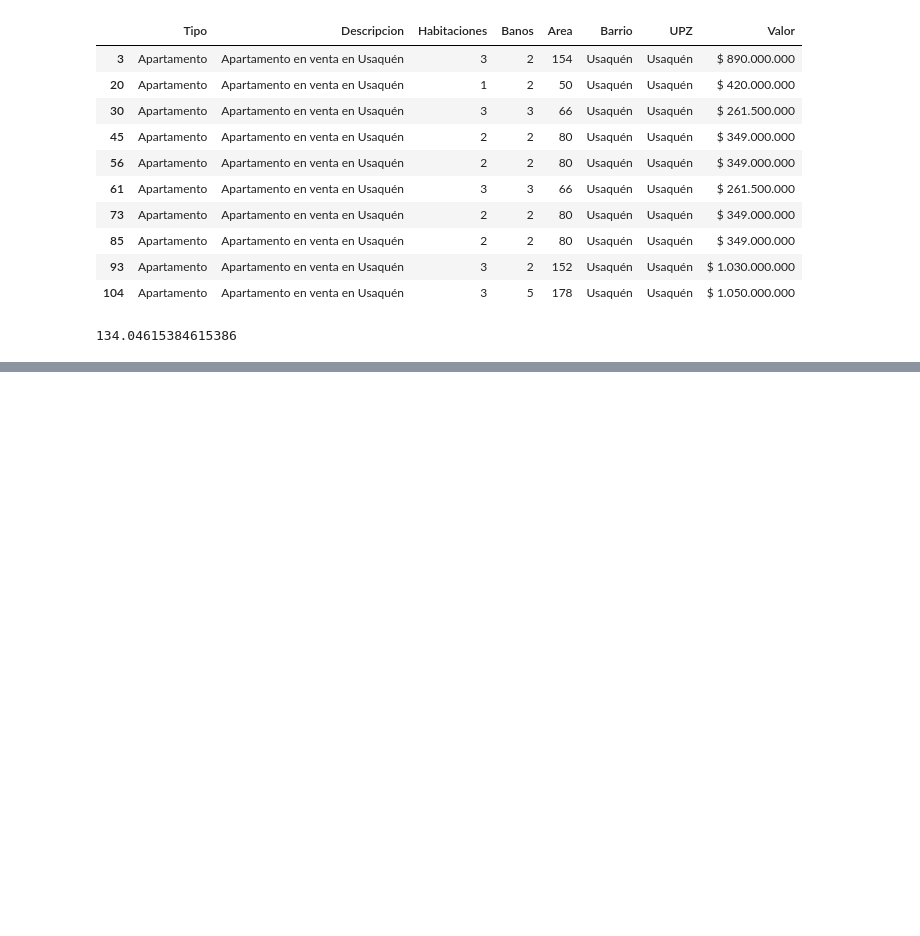
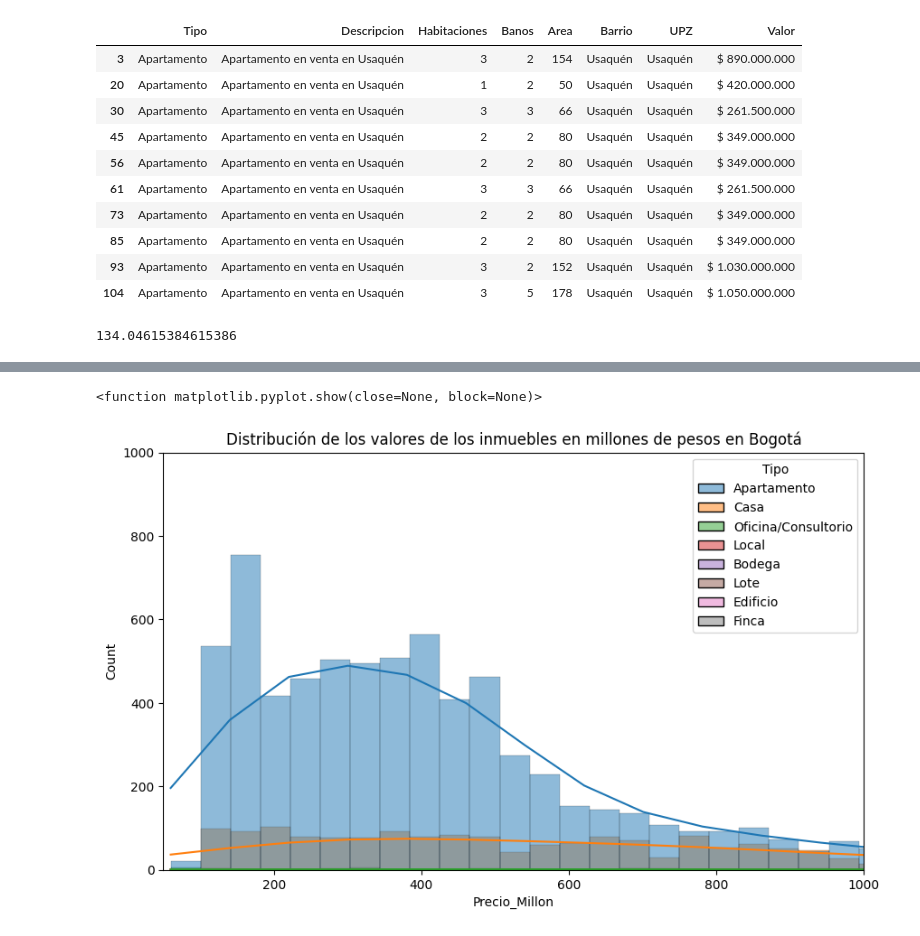
Before and after one commit to Deivid-Ruales/Data_sciense, a Jupyter notebook: Inmersión_Datos_Aula_1.ipynb, the cells around one changed output, grey strips where cells are left out. Cells and saved outputs as stored; diff of their text form; code cells hidden in the pictures; blank space fills up the shorter version.

```diff
--- a/Inmersión_Datos_Aula_1.ipynb
+++ b/Inmersión_Datos_Aula_1.ipynb
@@ -243,0 +455,26 @@ inmuebles_usaquen_dataset.Area.mean()
+# %%
+#importamos librerias seaborn y matplotlib
+import matplotlib.pyplot as plt
+import seaborn as sns
+
+#creamos nuestro lienzo para que nos permita el espacio para colocar nuestra gráfica
+plt.figure(figsize=(10,6))
+
+#creamos el gráfico del histograma
+#kde muestra la curva de densidad
+#hue añade una dimensión sobre otras variables
+grafica = sns.histplot(data=inmuebles, x='Precio_Millon', kde = True, hue='Tipo')
+grafica.set_title('Distribución de los valores de los inmuebles en millones de pesos en Bogotá')
+
+#establecer los limites mínimos y máximos del gráfico
+plt.xlim((50,1000))
+plt.ylim((0,1000))
+
+#exportamos la gráfica
+plt.savefig('/content/drive/MyDrive/Inmersión_datos_alura/Valor_inmuebles.png', format = 'png')
+
+#muestro la gráfica
+plt.show
+# %% [output]
+<function matplotlib.pyplot.show(close=None, block=None)>
+[figure, added]
```
Also changed, not shown: parts of 25 cells of this notebook.
